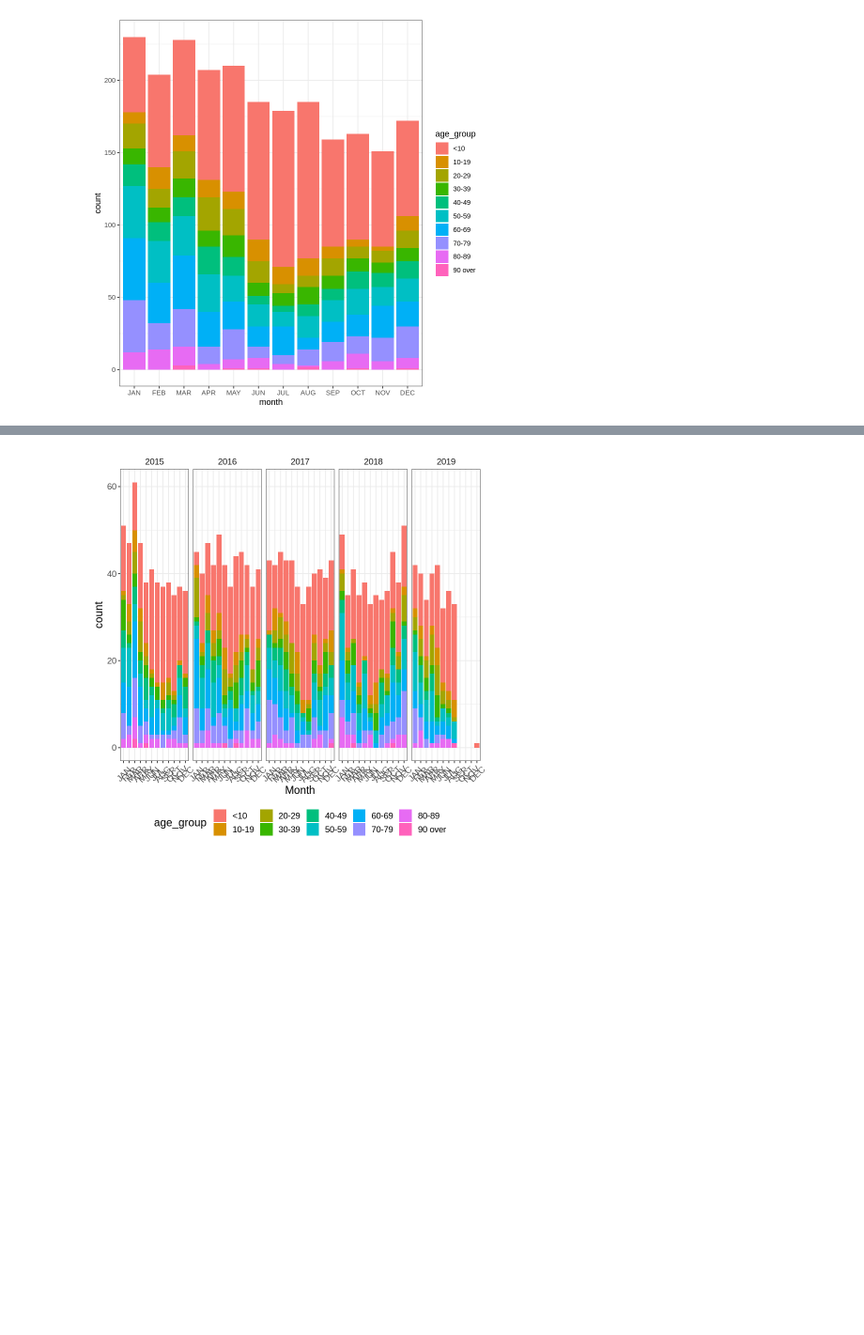
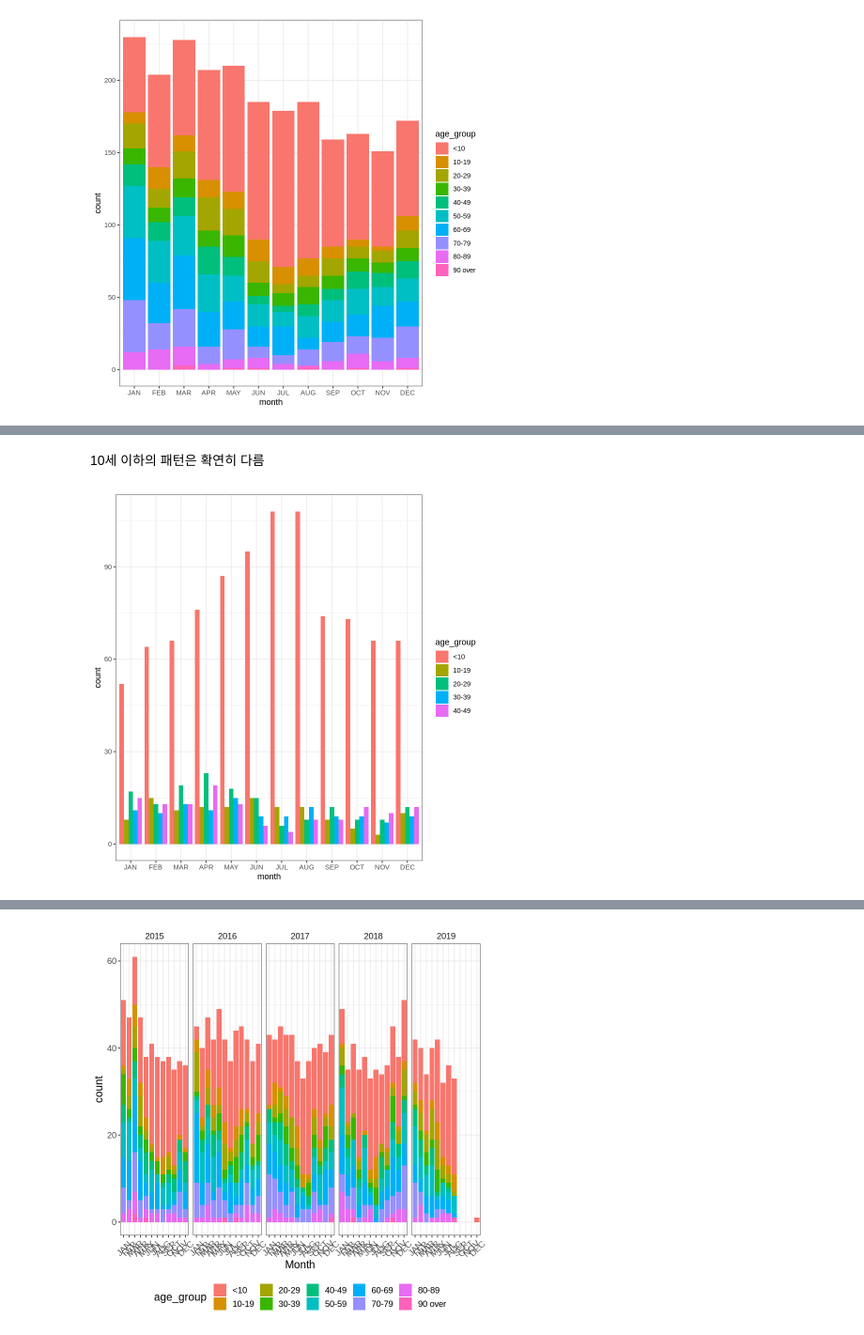
Before and after one commit to ikwak2/APCP, a Jupyter notebook: age_d.ipynb, the cells around one changed output, grey strips where cells are left out. Shown: that part at 94% size. Drawn from its saved outputs; the diff is of its cells as text; code cells hidden in the pictures; blank space fills up the shorter version.

```diff
--- a/age_d.ipynb
+++ b/age_d.ipynb
@@ -73,0 +87,8 @@ ggplot(data=age_d,aes(x=month, fill=age_group))+
+# %% [markdown]
+10세 이하의 패턴은 확연히 다름
+# %%
+age_d %>% filter(age_group %in% c("<10", "10-19", "20-29", "30-39","40-49")) %>%
+ggplot(aes(x=month, fill=age_group))+
+  theme_bw() + scale_x_discrete(limits=c("JAN","FEB","MAR", "APR", "MAY", "JUN","JUL", "AUG", "SEP", "OCT", "NOV", "DEC")) + geom_bar(position = 'dodge')
+# %% [output]
+[figure, added]
```
Also changed, not shown: parts of 14 cells of this notebook.
